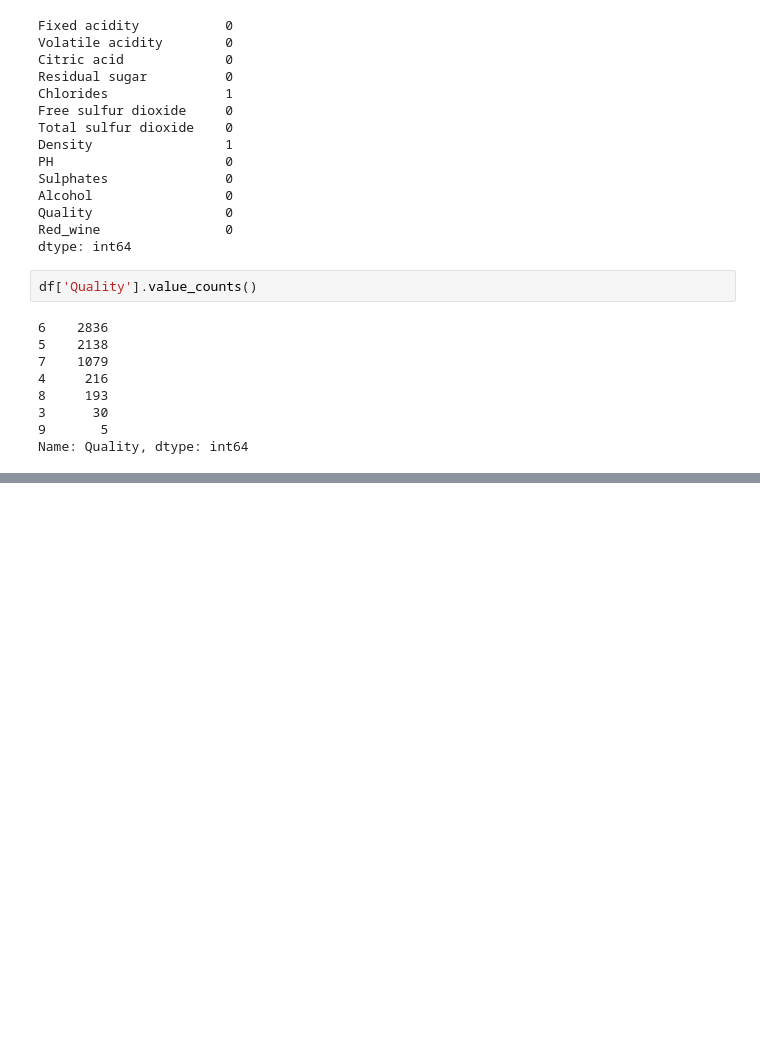
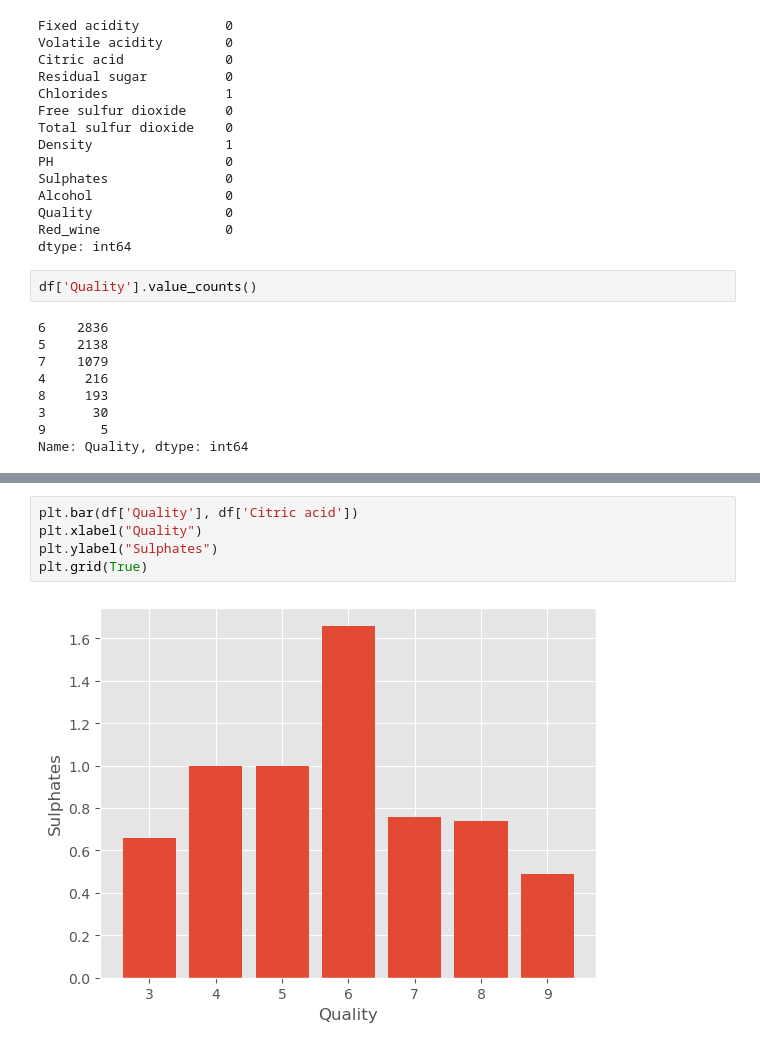
Before and after one commit to Aya03030/iod, a Jupyter notebook: Mini project- wine quality.ipynb, the cells around one changed output, grey strips where cells are left out. Cells and saved outputs as stored; diff of their text form; blank space fills up the shorter version.

```diff
--- a/Mini project- wine quality.ipynb
+++ b/Mini project- wine quality.ipynb
@@ -182,0 +165,7 @@ sns.boxplot(df.Alcohol)
+# %%
+plt.bar(df['Quality'], df['Citric acid'])
+plt.xlabel("Quality")
+plt.ylabel("Sulphates")
+plt.grid(True)
+# %% [output]
+[figure, added]
```
Also changed, not shown: parts of 15 cells of this notebook.
